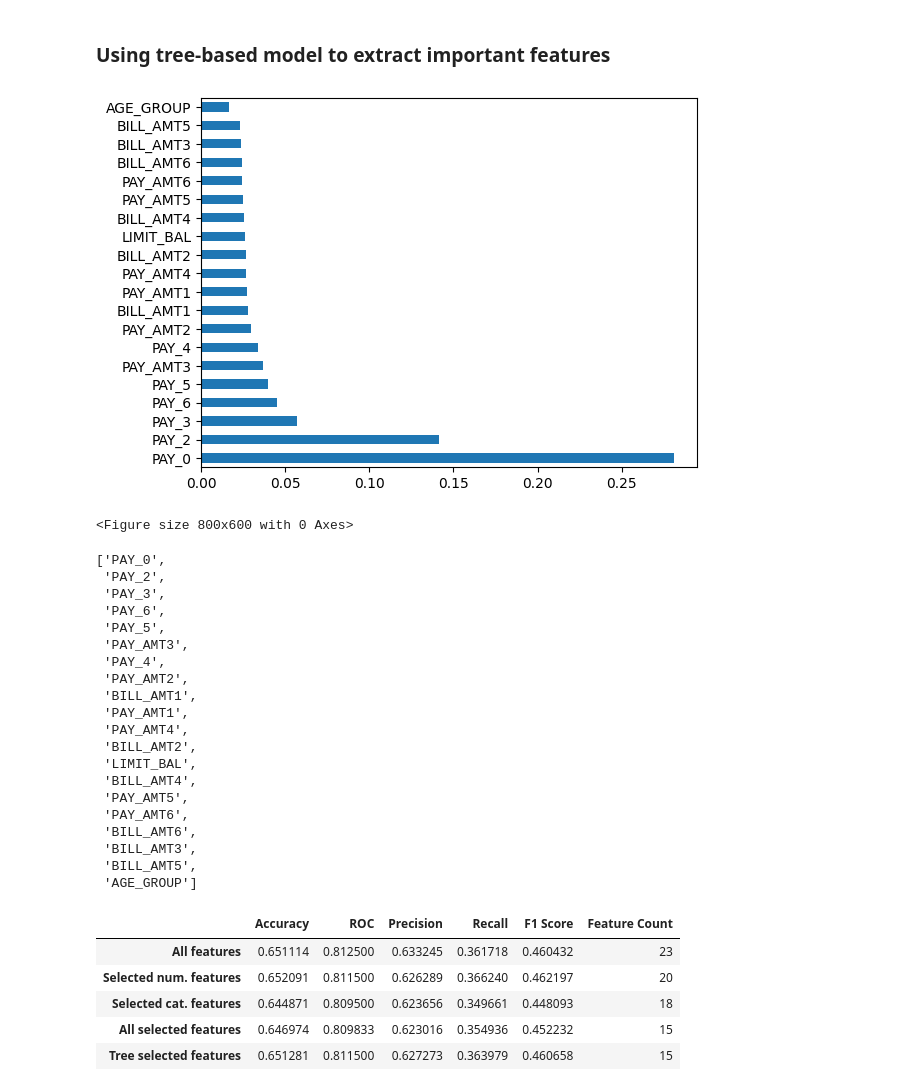
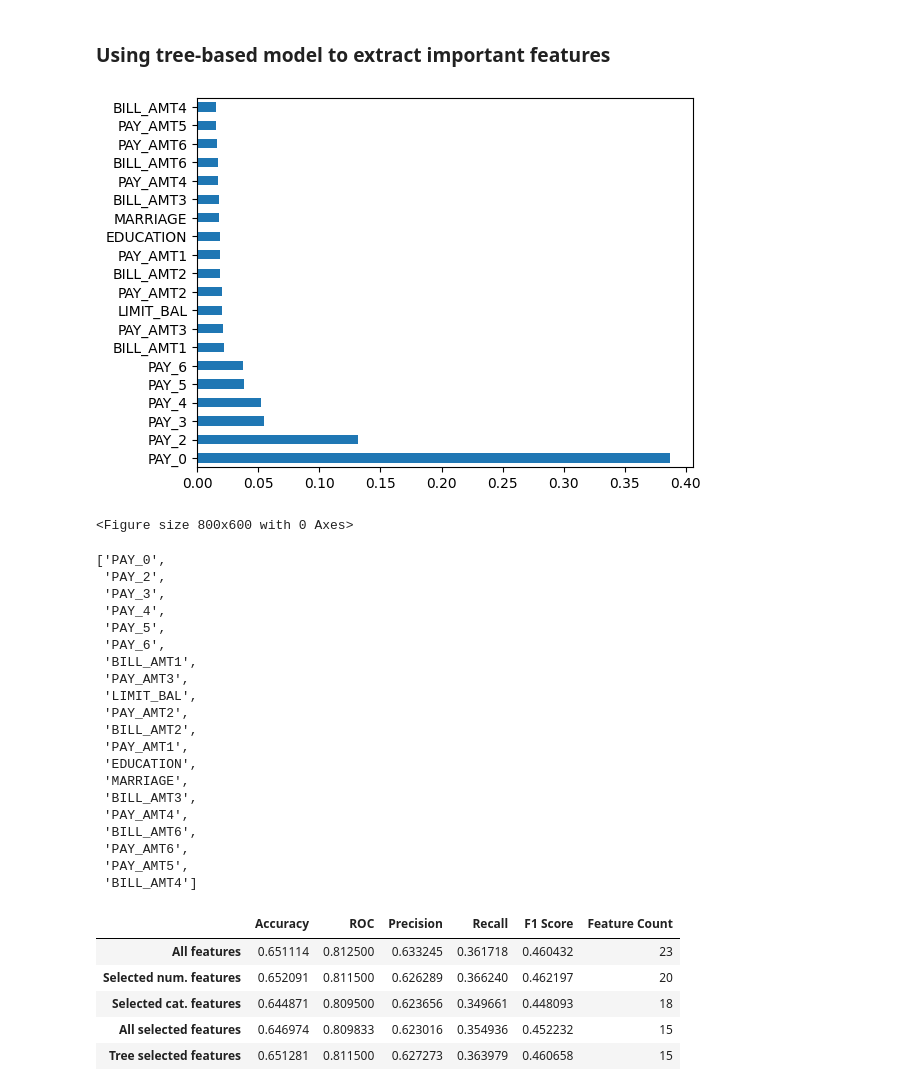
Before and after one commit to hoangphu7122002/vdtFirstProject, a Jupyter notebook: data selection.ipynb, the cells around one changed output. Drawn from its saved outputs; the diff is of its cells as text; code cells hidden in the pictures.

```diff
--- a/data selection.ipynb
+++ b/data selection.ipynb
@@ -333,19 +333,19 @@ feature_extraction_eval_table.head()
 # %%
 import xgboost
 import matplotlib.pyplot as plt
 
-model = xgboost.XGBRegressor(seed=42)
+model = xgboost.XGBClassifier(seed=42)
 X_train = pd.concat([X_cat_encoded, X_num_scaled], axis=1, ignore_index=True)
 model.fit(X_train, y)
 
 # plot the graph of feature importances for better visualization
 feat_imp = pd.Series(model.feature_importances_, index=X.columns)
 feat_imp.nlargest(20).plot(kind='barh')
 
 plt.figure(figsize=(8,6))
 plt.show()
 # %% [output]
-[figure, old version]
+[figure, new version]
 <Figure size 800x600 with 0 Axes>
 # %%
 selected_features_from_tree = feat_imp.nlargest(20).index.tolist()
@@ -354,23 +354,23 @@ selected_features_from_tree
 ['PAY_0',
  'PAY_2',
  'PAY_3',
+ 'PAY_4',
+ 'PAY_5',
  'PAY_6',
- 'PAY_5',
+ 'BILL_AMT1',
  'PAY_AMT3',
- 'PAY_4',
+ 'LIMIT_BAL',
  'PAY_AMT2',
- 'BILL_AMT1',
+ 'BILL_AMT2',
  'PAY_AMT1',
+ 'EDUCATION',
+ 'MARRIAGE',
+ 'BILL_AMT3',
  'PAY_AMT4',
- 'BILL_AMT2',
- 'LIMIT_BAL',
- 'BILL_AMT4',
+ 'BILL_AMT6',
+ 'PAY_AMT6',
  'PAY_AMT5',
- 'PAY_AMT6',
- 'BILL_AMT6',
- 'BILL_AMT3',
- 'BILL_AMT5',
- 'AGE_GROUP']
+ 'BILL_AMT4']
 # %%
 X_tree_new = X[feat_imp.nlargest(15).index.tolist()].copy()
 
```
Also changed, not shown: parts of 3 cells of this notebook.
